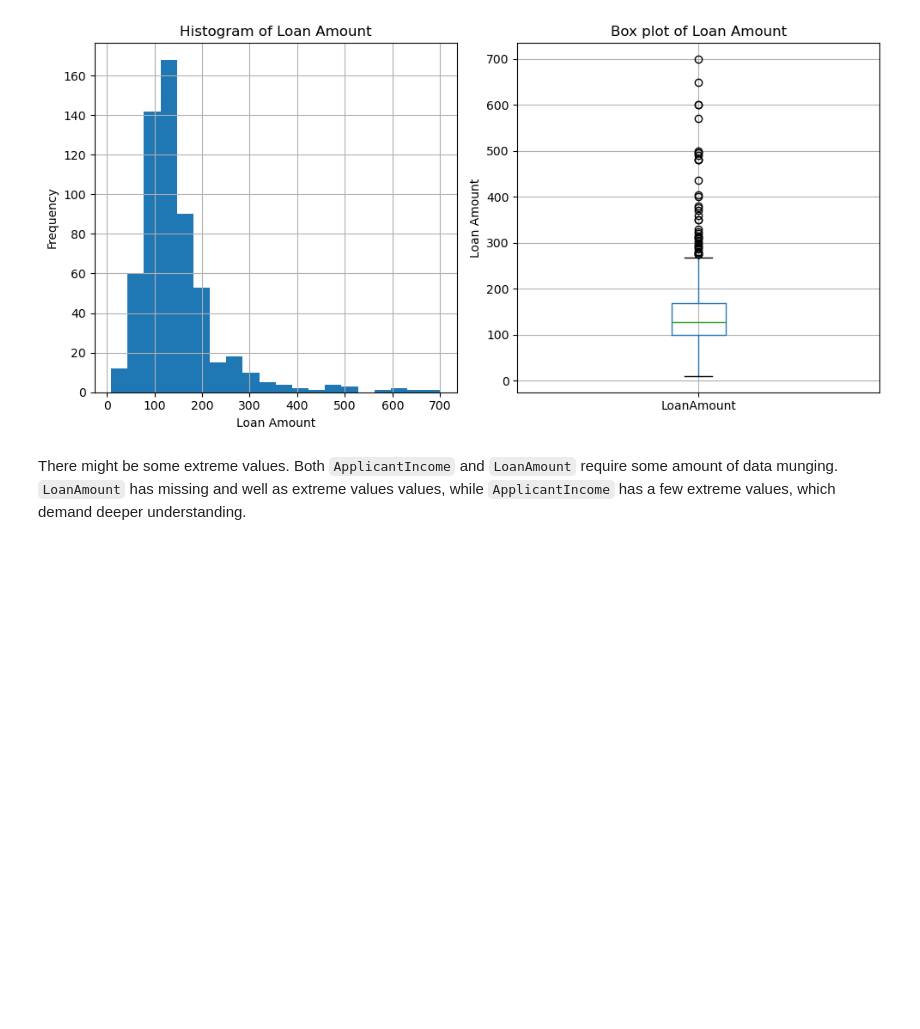
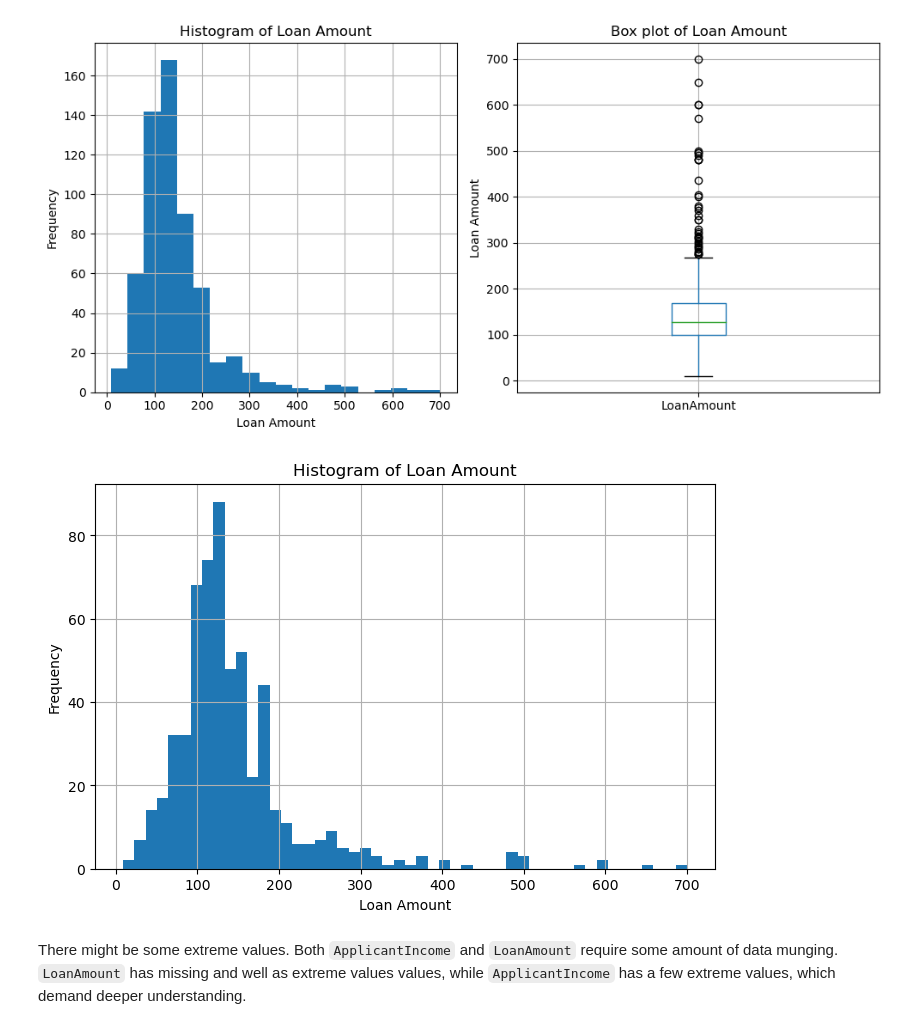
Before and after one commit to spencerdenton/deployment_project, a Jupyter notebook: notebooks/instructions.ipynb, the cells around one changed output. Saved outputs shown, nothing was run; the diff lists cells and outputs as text; code cells hidden in the pictures; blank space fills up the shorter version.

```diff
--- a/notebooks/instructions.ipynb
+++ b/notebooks/instructions.ipynb
@@ -252,6 +252,16 @@ plt.tight_layout()
 plt.show()
 # %% [output]
 [figure]
+# %%
+# plot histogram of Loan Amount
+fig, ax = plt.subplots(figsize=(8,5))
+df['LoanAmount'].hist(bins=50, ax=ax)
+ax.set_xlabel('Loan Amount')
+ax.set_ylabel('Frequency')
+ax.set_title('Histogram of Loan Amount')
+plt.show()
+# %% [output]
+[figure, added]
 # %% [markdown]
 There might be some extreme values. Both `ApplicantIncome` and `LoanAmount` require some amount of data munging. `LoanAmount` has missing and well as extreme values values, while `ApplicantIncome` has a few extreme values, which demand deeper understanding.
 # %% [markdown]
```
Also changed, not shown: parts of 10 cells of this notebook, 7 other files.
